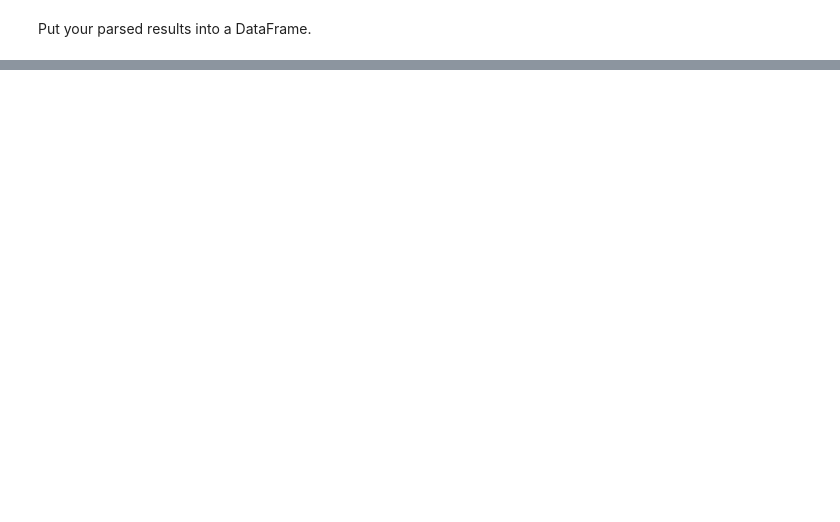
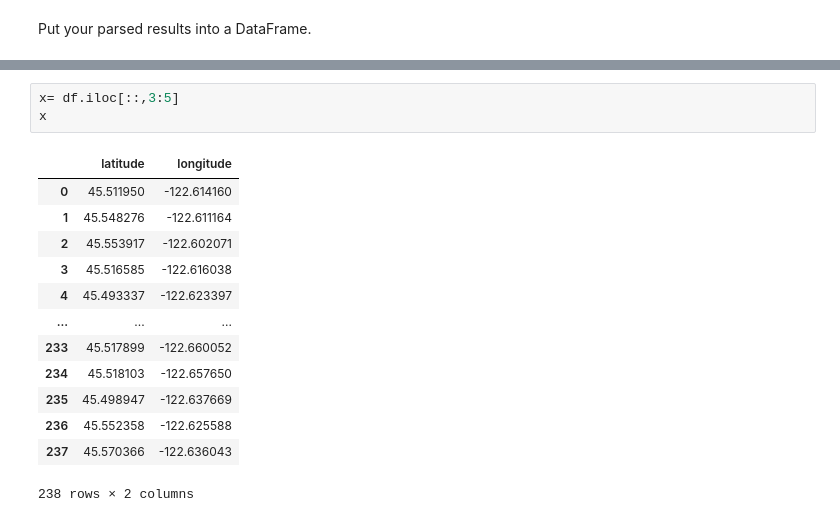
Before and after one commit to Zarmeena667/Statistical-Modelling-with-Python-Project2-LHL, a Jupyter notebook: notebooks/city_bikes.ipynb, the cells around one changed output, grey strips where cells are left out. Cells and saved outputs as stored; diff of their text form; blank space fills up the shorter version.

```diff
--- a/notebooks/city_bikes.ipynb
+++ b/notebooks/city_bikes.ipynb
@@ -36,0 +116,17 @@ Put your parsed results into a DataFrame.
+# %%
+x= df.iloc[::,3:5]
+x
+# %% [output]
+|  | latitude | longitude |
+| 0 | 45.511950 | -122.614160 |
+| 1 | 45.548276 | -122.611164 |
+| 2 | 45.553917 | -122.602071 |
+| 3 | 45.516585 | -122.616038 |
+| 4 | 45.493337 | -122.623397 |
+| ... | ... | ... |
+| 233 | 45.517899 | -122.660052 |
+| 234 | 45.518103 | -122.657650 |
+| 235 | 45.498947 | -122.637669 |
+| 236 | 45.552358 | -122.625588 |
+| 237 | 45.570366 | -122.636043 |
+238 rows × 2 columns
```
Also changed, not shown: parts of 8 cells of this notebook.
